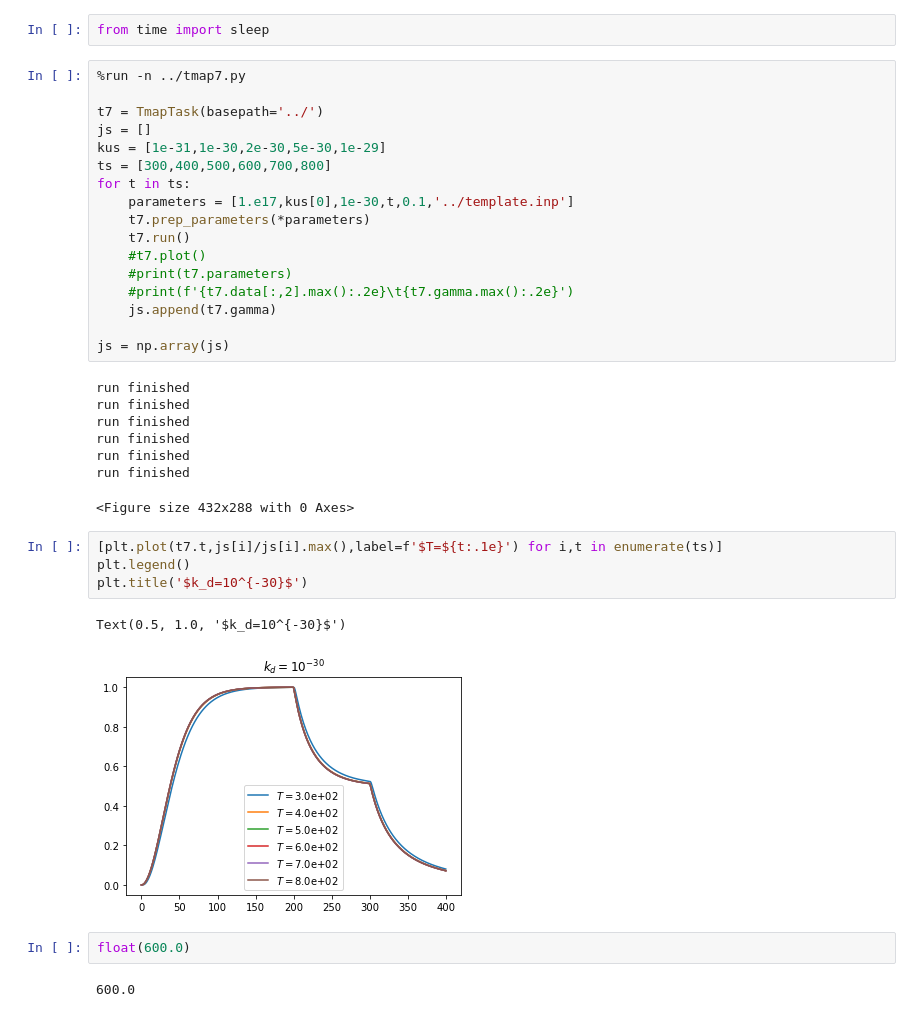
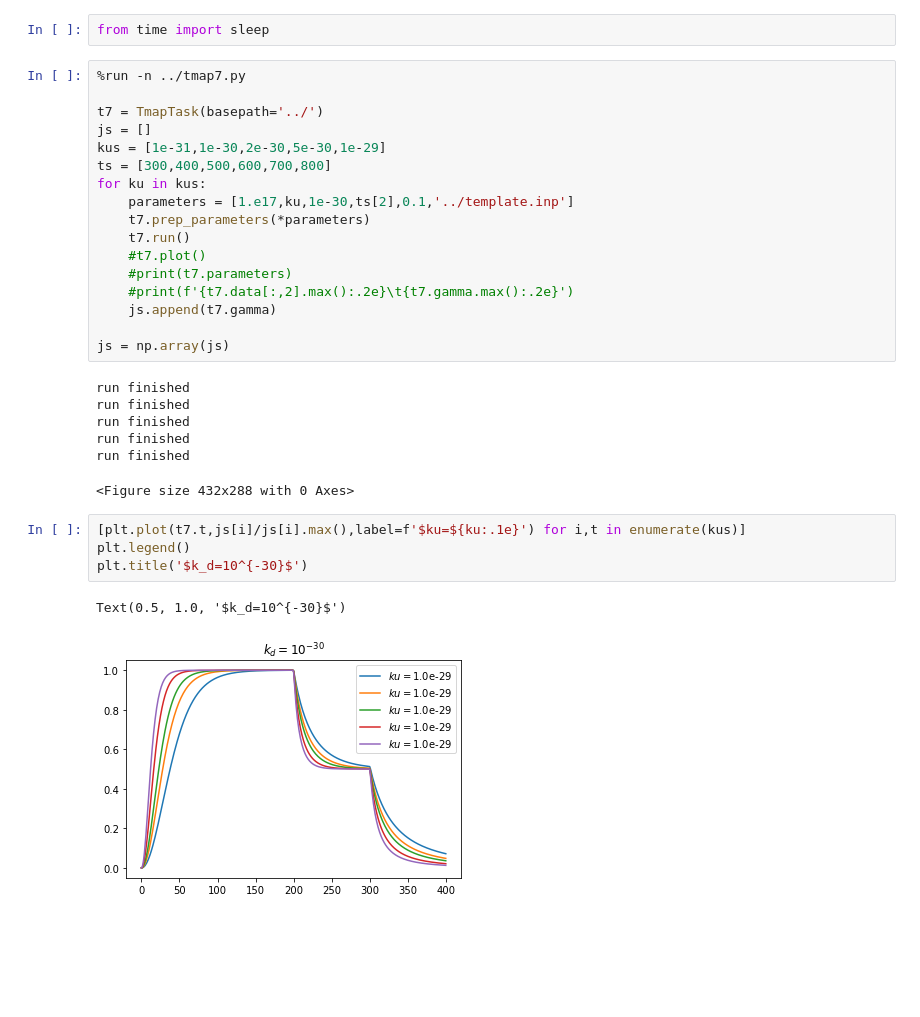
Before and after one commit to Kshora/pytmap7, a Jupyter notebook: examples/example.ipynb, the cells around one changed output. Cells and saved outputs as stored; diff of their text form; blank space fills up the shorter version.

```diff
--- a/examples/example.ipynb
+++ b/examples/example.ipynb
@@ -84,8 +68,8 @@ t7 = TmapTask(basepath='../')
 js = []
 kus = [1e-31,1e-30,2e-30,5e-30,1e-29]
 ts = [300,400,500,600,700,800]
-for t in ts:
-    parameters = [1.e17,kus[0],1e-30,t,0.1,'../template.inp']
+for ku in kus:
+    parameters = [1.e17,ku,1e-30,ts[2],0.1,'../template.inp']
     t7.prep_parameters(*parameters)
     t7.run()
     #t7.plot()
@@ -100,16 +84,11 @@ run finished
 run finished
 run finished
 run finished
-run finished
 <Figure size 432x288 with 0 Axes>
 # %%
-[plt.plot(t7.t,js[i]/js[i].max(),label=f'$T=${t:.1e}') for i,t in enumerate(ts)]
+[plt.plot(t7.t,js[i]/js[i].max(),label=f'$ku=${ku:.1e}') for i,t in enumerate(kus)]
 plt.legend()
 plt.title('$k_d=10^{-30}$')
 # %% [output]
 Text(0.5, 1.0, '$k_d=10^{-30}$')
-[figure, old version]
+[figure, new version]
-# %%
-float(600.0)
-# %% [output]
-600.0
```
Also changed, not shown: parts of 2 cells of this notebook.
